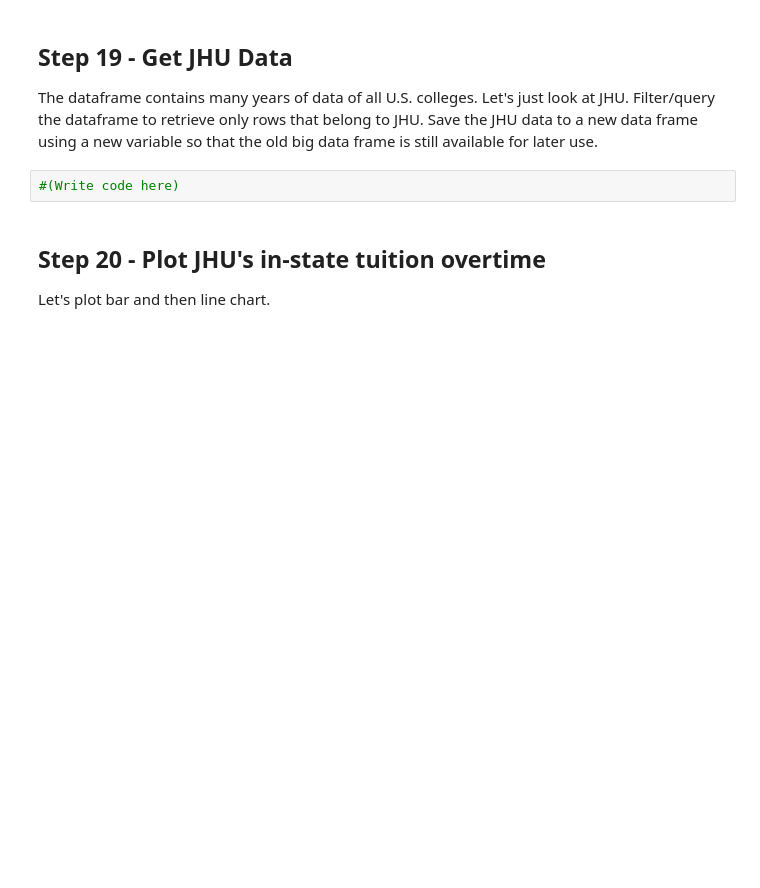
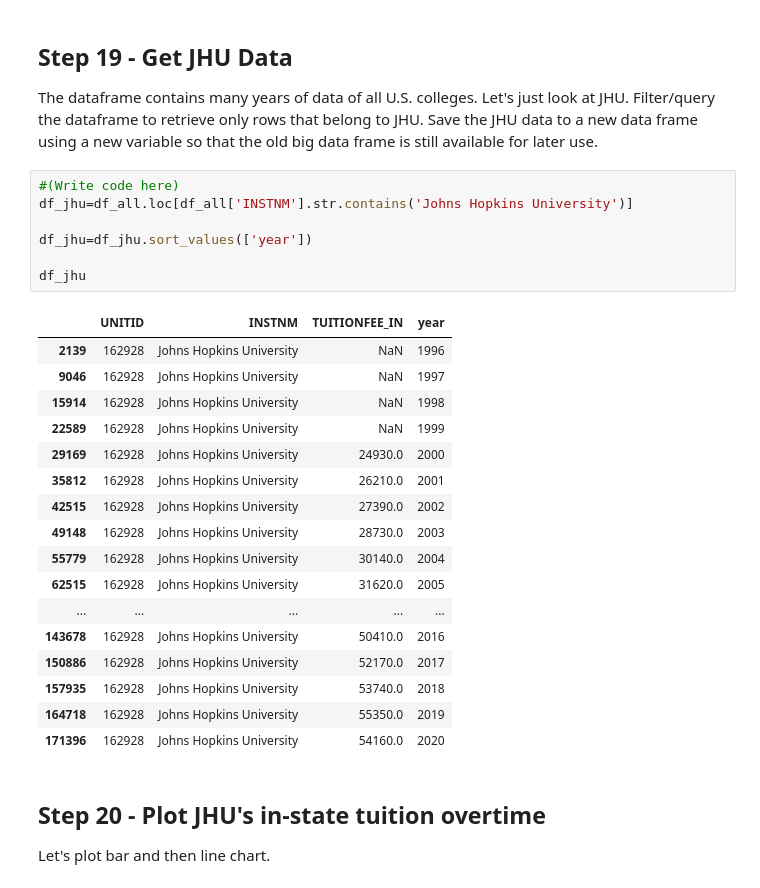
Before and after one commit to Jyothsna9618/Jabboju1, a Jupyter notebook: Assignment_06/assignment_06.ipynb, the cells around one changed output. Drawn from its saved outputs; the diff is of its cells as text; blank space fills up the shorter version.

```diff
--- a/Assignment_06/assignment_06.ipynb
+++ b/Assignment_06/assignment_06.ipynb
@@ -357,8 +541,31 @@ Since we want to do the same calculation for JHU. Instead of doing it piecemeal
 ## Step 19 - Get JHU Data
 
 The dataframe contains many years of data of all U.S. colleges. Let's just look at JHU. Filter/query the dataframe to retrieve only rows that belong to JHU. Save the JHU data to a new data frame using a new variable so that the old big data frame is still available for later use.
-# %%
-#(Write code here)
+# %%
+#(Write code here)
+df_jhu=df_all.loc[df_all['INSTNM'].str.contains('Johns Hopkins University')]
+
+df_jhu=df_jhu.sort_values(['year'])
+
+df_jhu
+# %% [output]
+|  | UNITID | INSTNM | TUITIONFEE_IN | year |
+| 2139 | 162928 | Johns Hopkins University | NaN | 1996 |
+| 9046 | 162928 | Johns Hopkins University | NaN | 1997 |
+| 15914 | 162928 | Johns Hopkins University | NaN | 1998 |
+| 22589 | 162928 | Johns Hopkins University | NaN | 1999 |
+| 29169 | 162928 | Johns Hopkins University | 24930.0 | 2000 |
+| 35812 | 162928 | Johns Hopkins University | 26210.0 | 2001 |
+| 42515 | 162928 | Johns Hopkins University | 27390.0 | 2002 |
+| 49148 | 162928 | Johns Hopkins University | 28730.0 | 2003 |
+| 55779 | 162928 | Johns Hopkins University | 30140.0 | 2004 |
+| 62515 | 162928 | Johns Hopkins University | 31620.0 | 2005 |
+| ... | ... | ... | ... | ... |
+| 143678 | 162928 | Johns Hopkins University | 50410.0 | 2016 |
+| 150886 | 162928 | Johns Hopkins University | 52170.0 | 2017 |
+| 157935 | 162928 | Johns Hopkins University | 53740.0 | 2018 |
+| 164718 | 162928 | Johns Hopkins University | 55350.0 | 2019 |
+| 171396 | 162928 | Johns Hopkins University | 54160.0 | 2020 |
 # %% [markdown]
 ## Step 20 - Plot JHU's in-state tuition overtime
 
```
Also changed, not shown: parts of 52 cells of this notebook.
